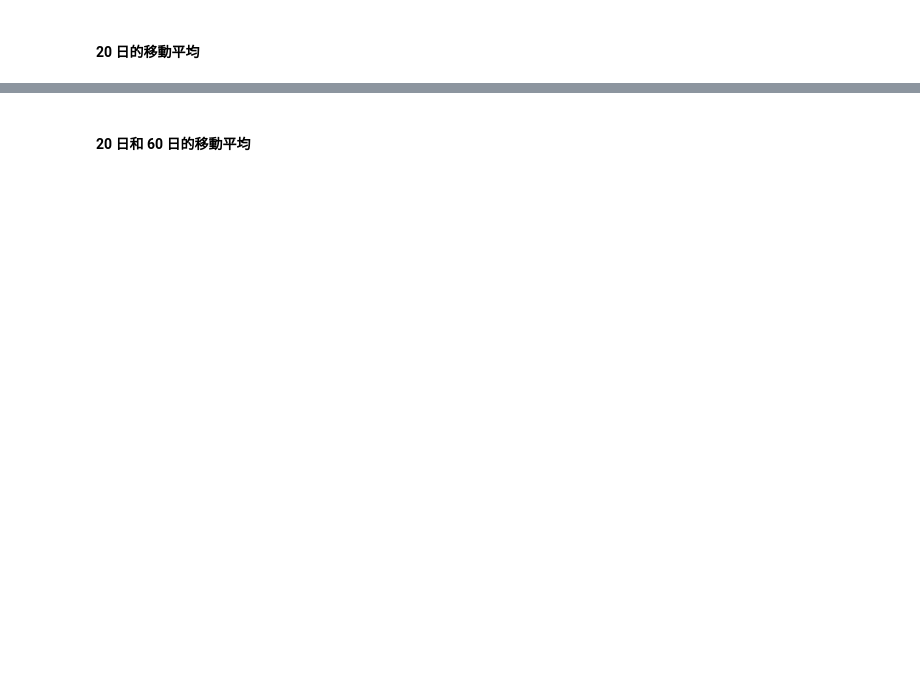
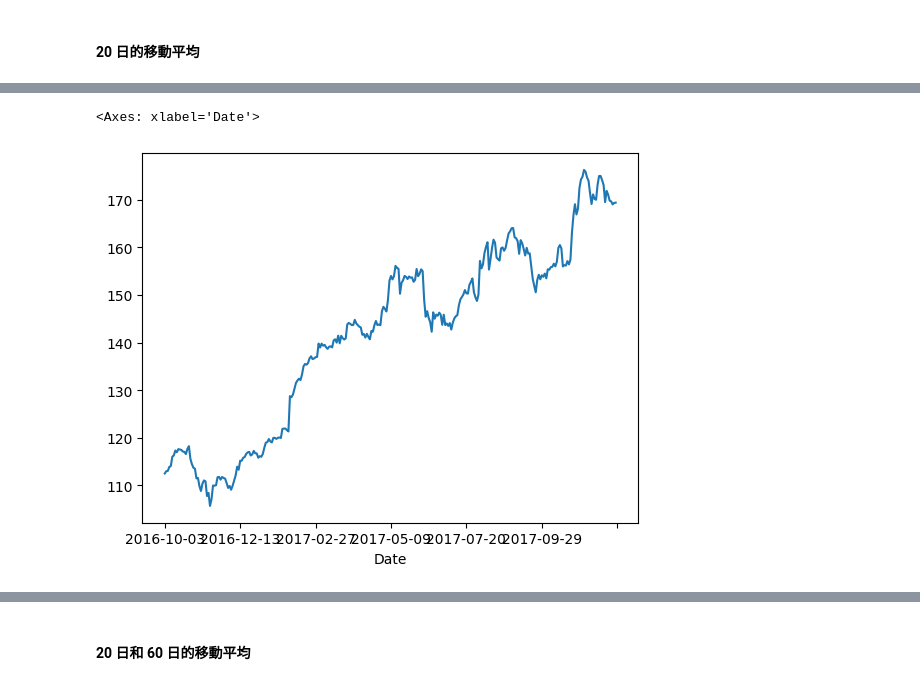
Before and after one commit to zhiyulin104/IMLP456, a Jupyter notebook: Unit02/Class Practice/2.2.2_Pandas數據分析.ipynb, the cells around one changed output, grey strips where cells are left out. Saved outputs shown, nothing was run; the diff lists cells and outputs as text; code cells hidden in the pictures; blank space fills up the shorter version.

```diff
--- a/Unit02/Class Practice/2.2.2_Pandas數據分析.ipynb
+++ b/Unit02/Class Practice/2.2.2_Pandas數據分析.ipynb
@@ -385,0 +436,5 @@ df = pdr.get_data_yahoo('AAPL')
+# %%
+df.Close.plot()
+# %% [output]
+<Axes: xlabel='Date'>
+[figure, added]
```
Also changed, not shown: parts of 57 cells of this notebook.
